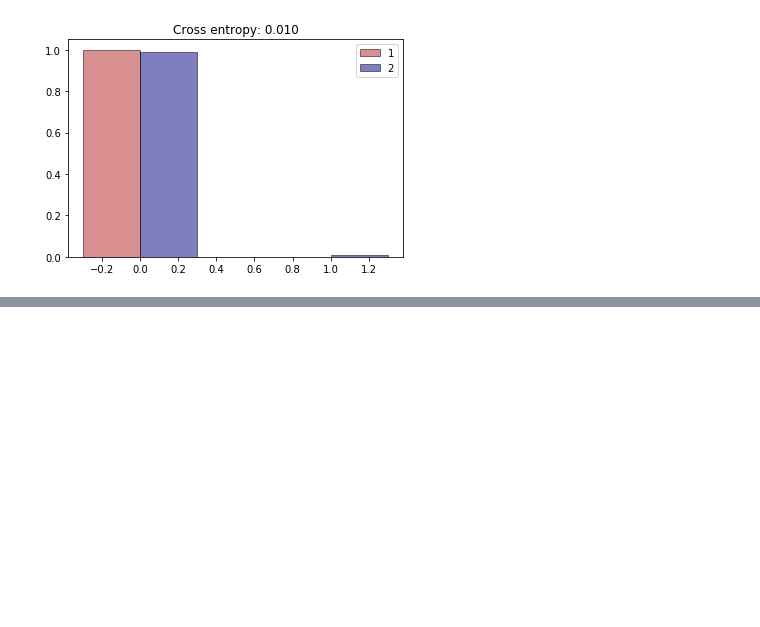
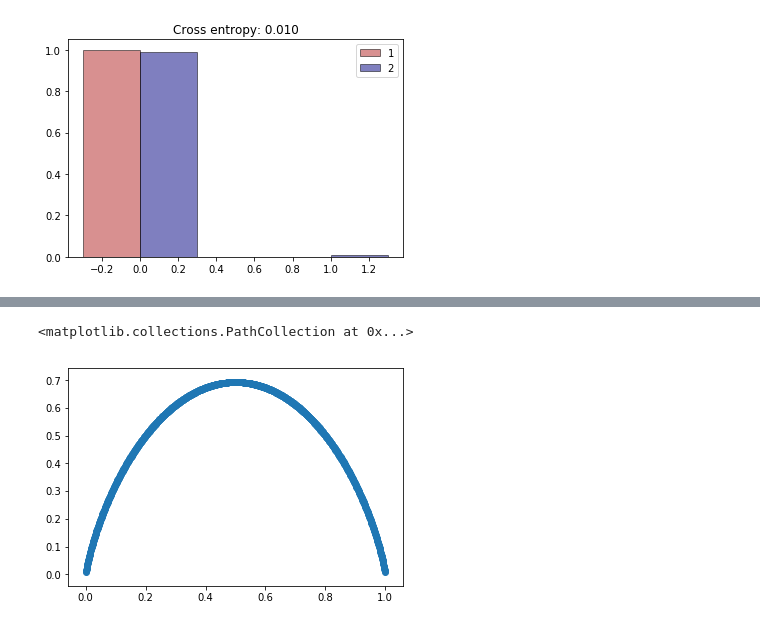
Before and after one commit to denglert/machine-learning-sandbox, a Jupyter notebook: optimization/loss_functions/cross_entropy.ipynb, the cells around one changed output, grey strips where cells are left out. Drawn from its saved outputs; the diff is of its cells as text; code cells hidden in the pictures; blank space fills up the shorter version.

```diff
--- a/optimization/loss_functions/cross_entropy.ipynb
+++ b/optimization/loss_functions/cross_entropy.ipynb
@@ -86,0 +92,7 @@ w1 = np.array([3.0, 4.0, 1.0, 2.0, 3.0, 1.0, 2.0, 3.0])x
+# %%
+h = [cross_entropy(np.array([x, 1.0-x]), np.array([x, 1.0-x])) for x in q1]
+fig, ax = plt.subplots()
+ax.scatter(q1, h)
+# %% [output]
+<matplotlib.collections.PathCollection at 0x...>
+[figure, added]
```
Also changed, not shown: parts of 9 cells of this notebook, 5 other files.
